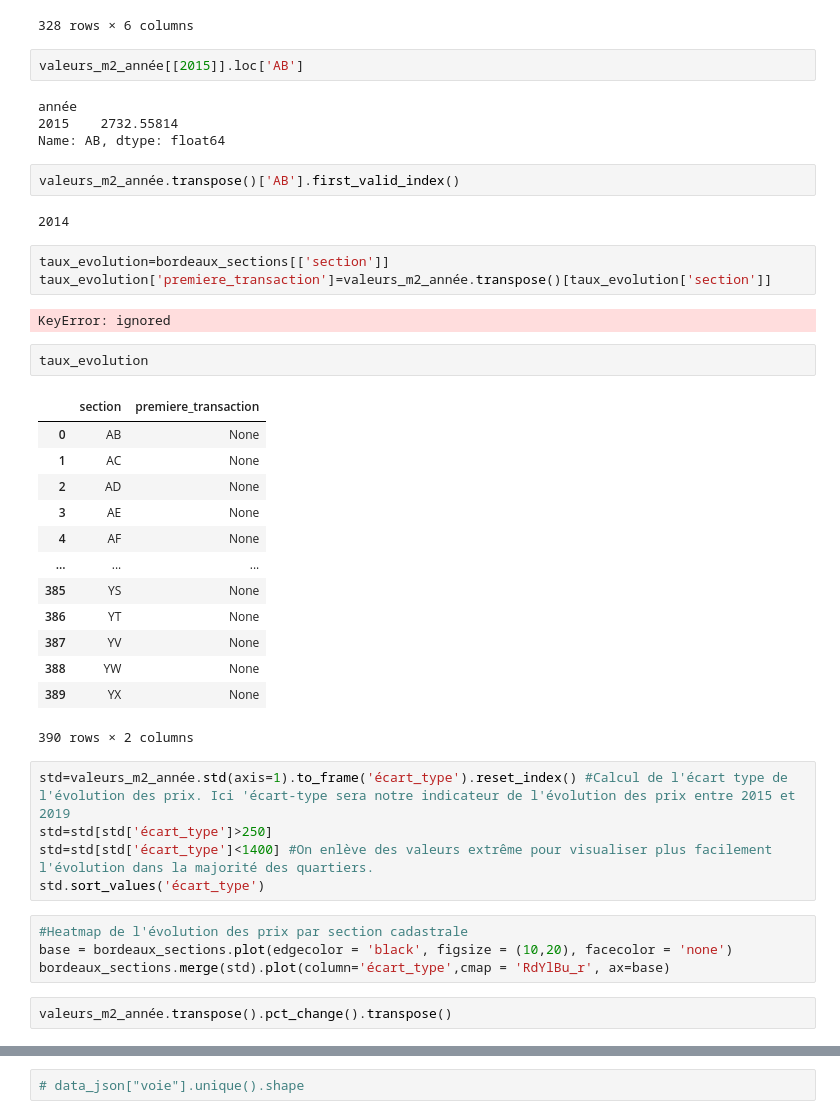
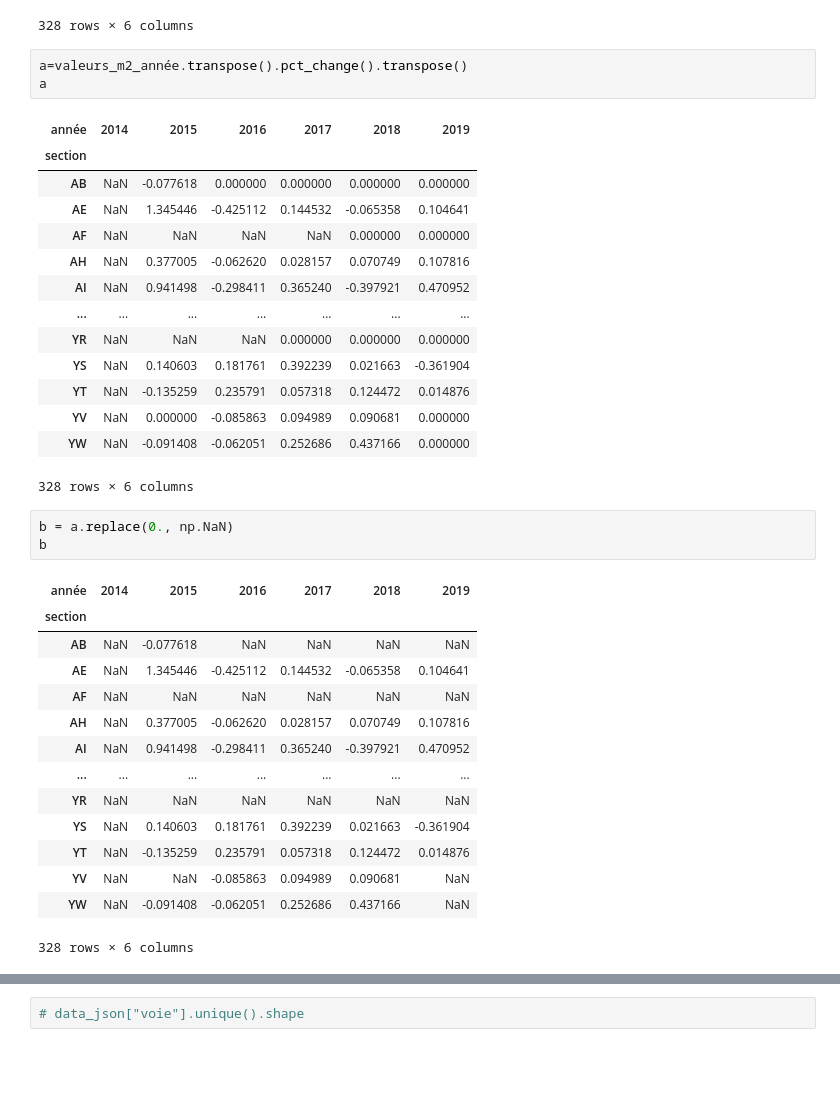
Before and after one commit to mdlbm/SNCF-Immobilier, a Jupyter notebook: Projet.ipynb, the cells around one changed output, grey strips where cells are left out. Saved outputs shown, nothing was run; the diff lists cells and outputs as text; blank space fills up the shorter version.

```diff
--- a/Projet.ipynb
+++ b/Projet.ipynb
@@ -352,45 +365,39 @@ valeurs_m2_année
 | YV | 2323.943662 | NaN | 2124.402708 | 2326.197224 | 2537.139504 | NaN |
 | YW | 2464.505480 | 2239.230365 | 2100.284507 | 2630.996759 | 3781.178024 | NaN |
 328 rows × 6 columns
-# %%
-valeurs_m2_année[[2015]].loc['AB']
-# %% [output]
-année
-2015    2732.55814
-Name: AB, dtype: float64
-# %%
-valeurs_m2_année.transpose()['AB'].first_valid_index()
-# %% [output]
-2014
-# %%
-taux_evolution=bordeaux_sections[['section']]
-taux_evolution['premiere_transaction']=valeurs_m2_année.transpose()[taux_evolution['section']]
-# %% [output]
-KeyError: ignored
-# %%
-taux_evolution
-# %% [output]
-|  | section | premiere_transaction |
-| 0 | AB | None |
-| 1 | AC | None |
-| 2 | AD | None |
-| 3 | AE | None |
-| 4 | AF | None |
-| ... | ... | ... |
-| 385 | YS | None |
-| 386 | YT | None |
-| 387 | YV | None |
-| 388 | YW | None |
-| 389 | YX | None |
-390 rows × 2 columns
-# %%
-std=valeurs_m2_année.std(axis=1).to_frame('écart_type').reset_index() #Calcul de l'écart type de l'évolution des prix. Ici 'écart-type sera notre indicateur de l'évolution des prix entre 2015 et 2019
-std=std[std['écart_type']>250]
-std=std[std['écart_type']<1400] #On enlève des valeurs extrême pour visualiser plus facilement l'évolution dans la majorité des quartiers.
-std.sort_values('écart_type')
-# %%
-#Heatmap de l'évolution des prix par section cadastrale
-base = bordeaux_sections.plot(edgecolor = 'black', figsize = (10,20), facecolor = 'none')
-bordeaux_sections.merge(std).plot(column='écart_type',cmap = 'RdYlBu_r', ax=base)
 # %%
-valeurs_m2_année.transpose().pct_change().transpose()
+a=valeurs_m2_année.transpose().pct_change().transpose()
+a
+# %% [output]
+| année | 2014 | 2015 | 2016 | 2017 | 2018 | 2019 |
+| section |  |  |  |  |  |  |
+| AB | NaN | -0.077618 | 0.000000 | 0.000000 | 0.000000 | 0.000000 |
+| AE | NaN | 1.345446 | -0.425112 | 0.144532 | -0.065358 | 0.104641 |
+| AF | NaN | NaN | NaN | NaN | 0.000000 | 0.000000 |
+| AH | NaN | 0.377005 | -0.062620 | 0.028157 | 0.070749 | 0.107816 |
+| AI | NaN | 0.941498 | -0.298411 | 0.365240 | -0.397921 | 0.470952 |
+| ... | ... | ... | ... | ... | ... | ... |
+| YR | NaN | NaN | NaN | 0.000000 | 0.000000 | 0.000000 |
+| YS | NaN | 0.140603 | 0.181761 | 0.392239 | 0.021663 | -0.361904 |
+| YT | NaN | -0.135259 | 0.235791 | 0.057318 | 0.124472 | 0.014876 |
+| YV | NaN | 0.000000 | -0.085863 | 0.094989 | 0.090681 | 0.000000 |
+| YW | NaN | -0.091408 | -0.062051 | 0.252686 | 0.437166 | 0.000000 |
+328 rows × 6 columns
+# %%
+b = a.replace(0., np.NaN)
+b
+# %% [output]
+| année | 2014 | 2015 | 2016 | 2017 | 2018 | 2019 |
+| section |  |  |  |  |  |  |
+| AB | NaN | -0.077618 | NaN | NaN | NaN | NaN |
+| AE | NaN | 1.345446 | -0.425112 | 0.144532 | -0.065358 | 0.104641 |
+| AF | NaN | NaN | NaN | NaN | NaN | NaN |
+| AH | NaN | 0.377005 | -0.062620 | 0.028157 | 0.070749 | 0.107816 |
+| AI | NaN | 0.941498 | -0.298411 | 0.365240 | -0.397921 | 0.470952 |
+| ... | ... | ... | ... | ... | ... | ... |
+| YR | NaN | NaN | NaN | NaN | NaN | NaN |
+| YS | NaN | 0.140603 | 0.181761 | 0.392239 | 0.021663 | -0.361904 |
+| YT | NaN | -0.135259 | 0.235791 | 0.057318 | 0.124472 | 0.014876 |
+| YV | NaN | NaN | -0.085863 | 0.094989 | 0.090681 | NaN |
+| YW | NaN | -0.091408 | -0.062051 | 0.252686 | 0.437166 | NaN |
+328 rows × 6 columns
```
Also changed, not shown: parts of 10 cells of this notebook.
